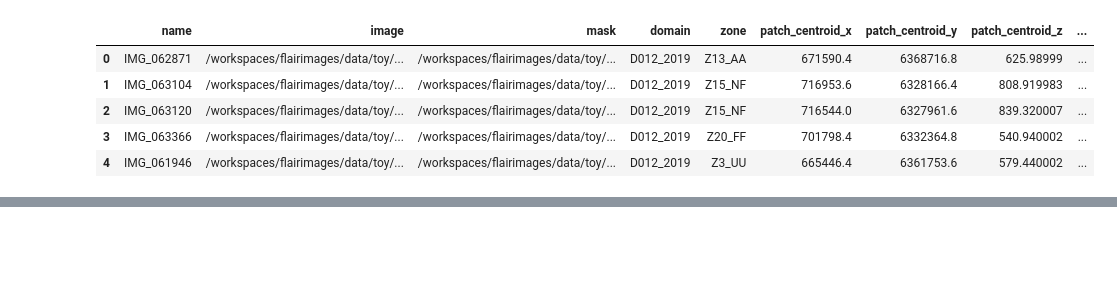
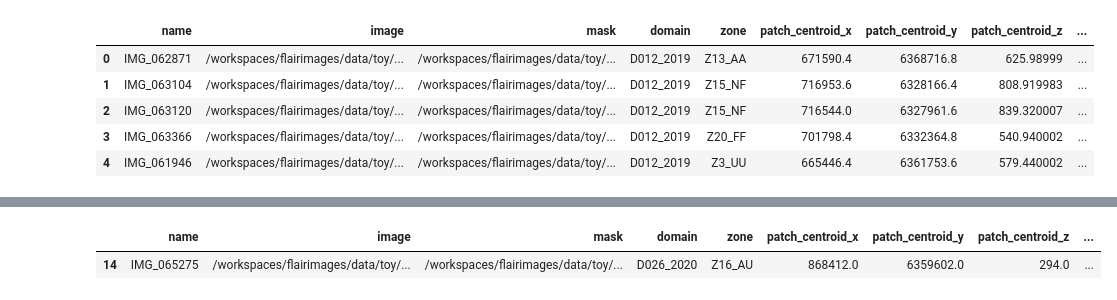
Before and after one commit to ChallengeDataTest/flairimages, a Jupyter notebook: src/explore.ipynb, the cells around one changed output, grey strips where cells are left out. Cells and saved outputs as stored; diff of their text form; code cells hidden in the pictures; blank space fills up the shorter version.

```diff
--- a/src/explore.ipynb
+++ b/src/explore.ipynb
@@ -121,0 +117,5 @@ uint8
+# %%
+df.sample()
+# %% [output]
+|  | name | image | mask | domain | zone | patch_centroid_x | patch_centroid_y | patch_centroid_z | ... |
+| 14 | IMG_065275 | /workspaces/flairimages/data/toy/... | /workspaces/flairimages/data/toy/... | D026_2020 | Z16_AU | 868412.0 | 6359602.0 | 294.0 | ... |
```
Also changed, not shown: parts of 3 cells of this notebook, 27 other files.
